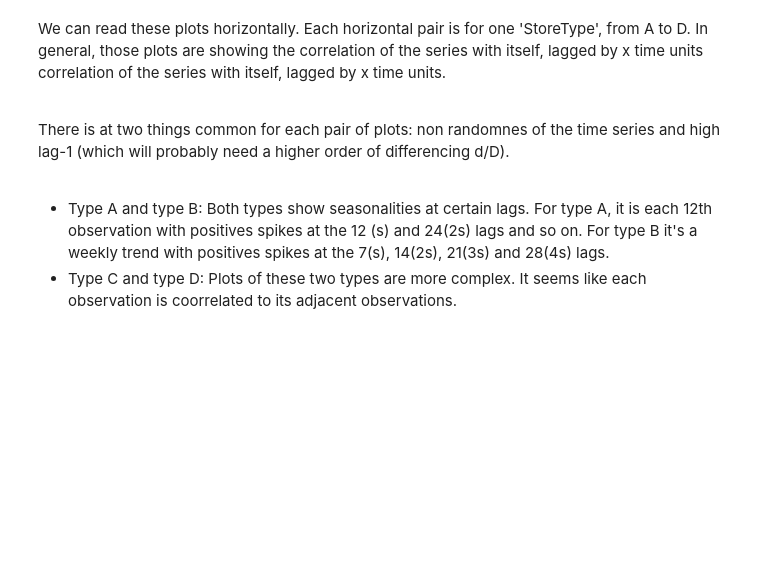
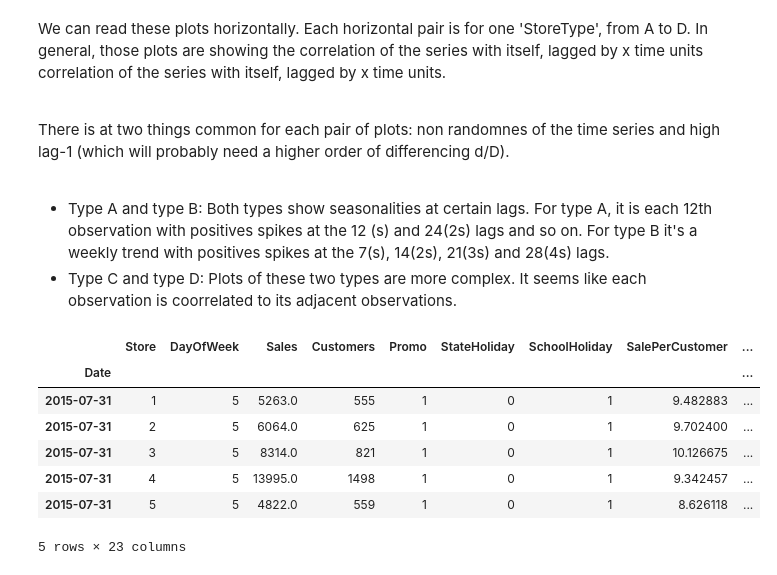
Before and after one commit to ToanNV/bps-asm, a Jupyter notebook: asm2/rossmann_store_sales_data_analysis.ipynb, the cells around one changed output. Saved outputs shown, nothing was run; the diff lists cells and outputs as text; code cells hidden in the pictures; blank space fills up the shorter version.

```diff
--- a/asm2/rossmann_store_sales_data_analysis.ipynb
+++ b/asm2/rossmann_store_sales_data_analysis.ipynb
@@ -678,5 +678,16 @@ There is at two things common for each pair of plots: non randomnes of the time
 
 - Type A and type B: Both types show seasonalities at certain lags. For type A, it is each 12th observation with positives spikes at the 12 (s) and 24(2s) lags and so on. For type B it's a weekly trend with positives spikes at the 7(s), 14(2s), 21(3s) and 28(4s) lags.
 - Type C and type D: Plots of these two types are more complex. It seems like each observation is coorrelated to its adjacent observations.
+# %%
+sales_train_all_df.head()
+# %% [output]
+|  | Store | DayOfWeek | Sales | Customers | Promo | StateHoliday | SchoolHoliday | SalePerCustomer | ... |
+| Date |  |  |  |  |  |  |  |  | ... |
+| 2015-07-31 | 1 | 5 | 5263.0 | 555 | 1 | 0 | 1 | 9.482883 | ... |
+| 2015-07-31 | 2 | 5 | 6064.0 | 625 | 1 | 0 | 1 | 9.702400 | ... |
+| 2015-07-31 | 3 | 5 | 8314.0 | 821 | 1 | 0 | 1 | 10.126675 | ... |
+| 2015-07-31 | 4 | 5 | 13995.0 | 1498 | 1 | 0 | 1 | 9.342457 | ... |
+| 2015-07-31 | 5 | 5 | 4822.0 | 559 | 1 | 0 | 1 | 8.626118 | ... |
+5 rows × 23 columns
 # %%
 sales_train_all_df.to_csv('../input_data/rossmann_store_sales/sales_train_all.csv', index=False)
```
Also changed, not shown: parts of 1 cell of this notebook, 1 other file.
